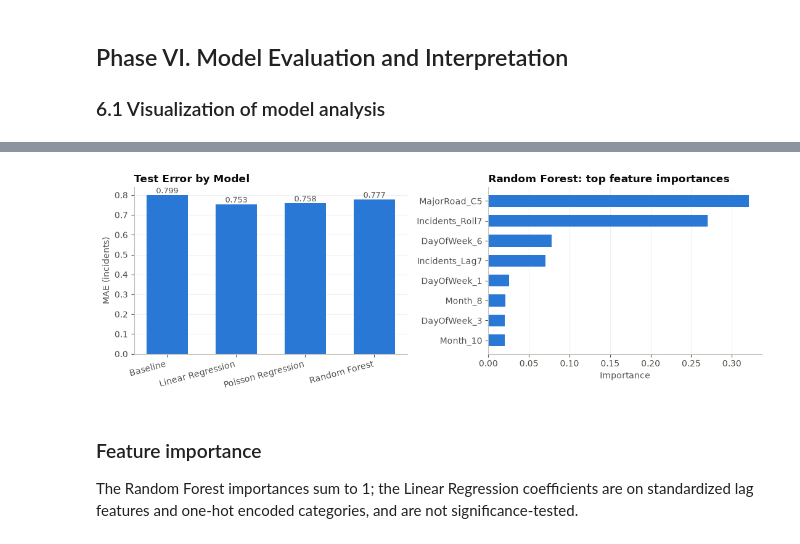
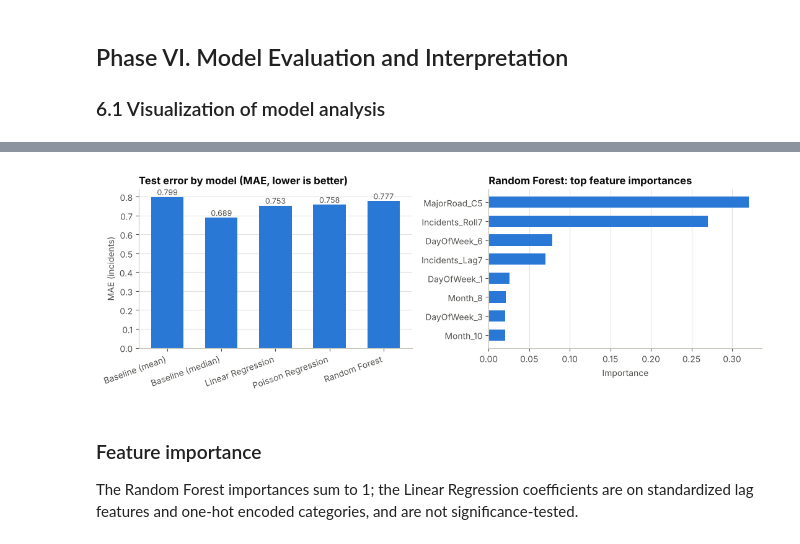
Before and after one commit to ralphflores-exe/CASE_STUDY, a Jupyter notebook: Pasig_Traffic_Incident_Regression.ipynb, the cells around one changed output, grey strips where cells are left out. Cells and saved outputs as stored; diff of their text form; code cells hidden in the pictures.

```diff
--- a/Pasig_Traffic_Incident_Regression.ipynb
+++ b/Pasig_Traffic_Incident_Regression.ipynb
@@ -729,7 +749,7 @@ Trained: Linear Regression, Poisson Regression, Random Forest
 # %% [markdown]
 ### 5.3 Prediction values
 # %%
-test_pred = {'Baseline': baseline_fit_predict(train, X_test)}
+test_pred = {n: baseline_fit_predict(train, X_test, how) for n, how in BASELINES.items()}
 for n, pipe in pipes.items():
     test_pred[n] = predict(n, pipe, X_test)
 
@@ -784,28 +804,29 @@ plt.tight_layout(); plt.show()
 # %%
 fig, axes = plt.subplots(1, 2, figsize=(11, 3.8))
 
 # (c) test MAE by model
 ax = axes[0]
 mae = {n: mean_absolute_error(y_test, p) for n, p in test_pred.items()}
 names = list(mae)
 ax.bar(names, [mae[n] for n in names], color=BLUE, width=0.6)
 for i, n in enumerate(names):
     ax.text(i, mae[n] + 0.01, f'{mae[n]:.3f}', ha='center', color=MUTED, fontsize=9)
-    ax.set_title('Test Error by Model'); ax.set_ylabel('MAE (incidents)')
-    ax.set_xticklabels(names, rotation=15, ha='right')
+ax.set_title('Test error by model (MAE, lower is better)'); ax.set_ylabel('MAE (incidents)')
+ax.set_xticks(range(len(names)))
+ax.set_xticklabels(names, rotation=20, ha='right')
 
 # (d) which features does the Random Forest rely on?
 ax = axes[1]
 rf = pipes['Random Forest']
 fn = rf.named_steps['prep'].get_feature_names_out()
 imp = pd.Series(rf.named_steps['model'].feature_importances_, index=fn).sort_values().tail(8)
 imp.index = [i.replace('cat__', '').replace('num__', '') for i in imp.index]
 ax.barh(imp.index, imp.values, color=BLUE, height=0.6)
 ax.grid(axis='x'); ax.grid(axis='y', visible=False)
 ax.set_title('Random Forest: top feature importances'); ax.set_xlabel('Importance')
 plt.tight_layout(); plt.show()
 # %% [output]
-[figure, old version]
+[figure, new version]
 # %% [markdown]
 ### Feature importance
 
```
Also changed, not shown: parts of 14 cells of this notebook, 1 other file.
